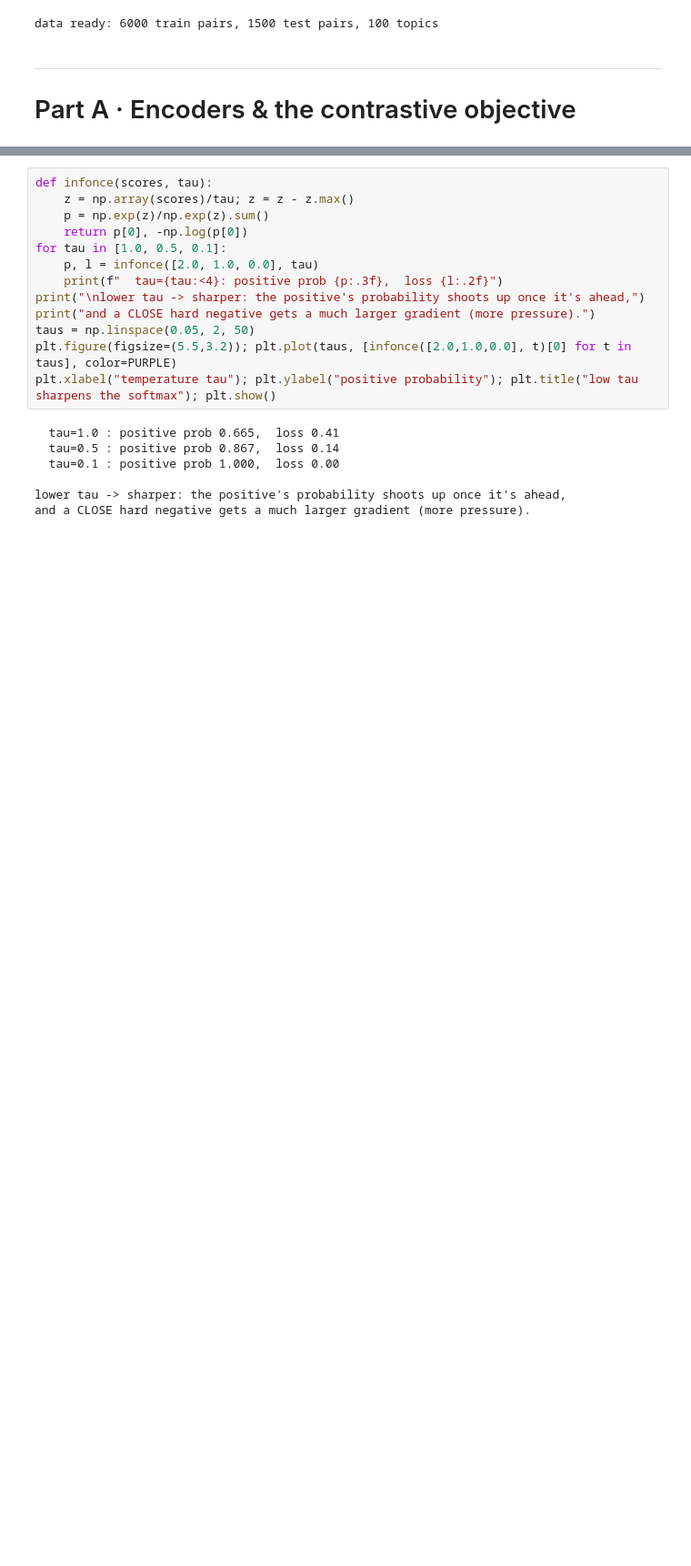
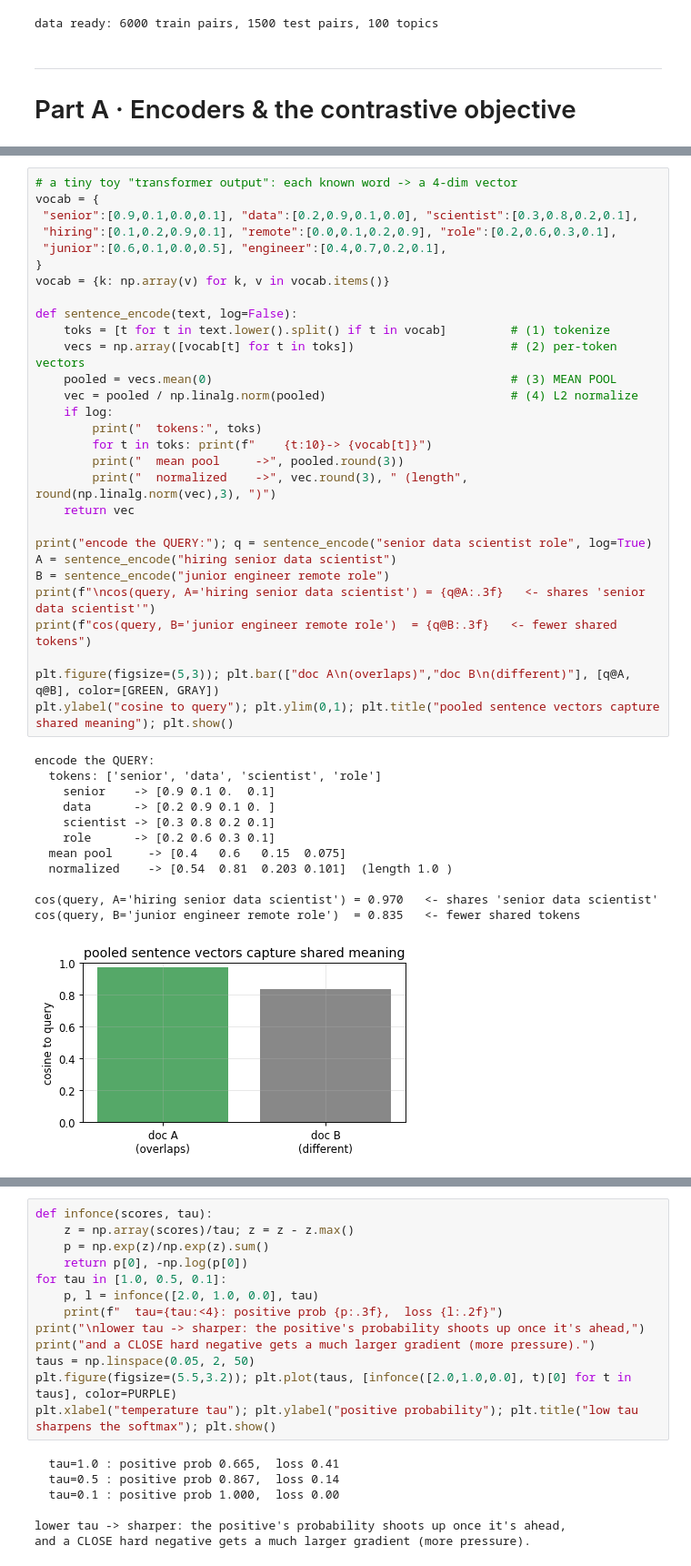
Before and after one commit to niamleeson/ml-math, a Jupyter notebook: afp/notebooks/M14-encoders-contrastive.ipynb, the cells around one changed output, grey strips where cells are left out. Shown at 91% size. Saved outputs shown, nothing was run; the diff lists cells and outputs as text; blank space fills up the shorter version.

```diff
--- a/afp/notebooks/M14-encoders-contrastive.ipynb
+++ b/afp/notebooks/M14-encoders-contrastive.ipynb
@@ -51,0 +73,42 @@ data ready: 6000 train pairs, 1500 test pairs, 100 topics
+# %%
+# a tiny toy "transformer output": each known word -> a 4-dim vector
+vocab = {
+ "senior":[0.9,0.1,0.0,0.1], "data":[0.2,0.9,0.1,0.0], "scientist":[0.3,0.8,0.2,0.1],
+ "hiring":[0.1,0.2,0.9,0.1], "remote":[0.0,0.1,0.2,0.9], "role":[0.2,0.6,0.3,0.1],
+ "junior":[0.6,0.1,0.0,0.5], "engineer":[0.4,0.7,0.2,0.1],
+}
+vocab = {k: np.array(v) for k, v in vocab.items()}
+
+def sentence_encode(text, log=False):
+    toks = [t for t in text.lower().split() if t in vocab]         # (1) tokenize
+    vecs = np.array([vocab[t] for t in toks])                      # (2) per-token vectors
+    pooled = vecs.mean(0)                                          # (3) MEAN POOL
+    vec = pooled / np.linalg.norm(pooled)                          # (4) L2 normalize
+    if log:
+        print("  tokens:", toks)
+        for t in toks: print(f"    {t:10}-> {vocab[t]}")
+        print("  mean pool     ->", pooled.round(3))
+        print("  normalized    ->", vec.round(3), " (length", round(np.linalg.norm(vec),3), ")")
+    return vec
+
+print("encode the QUERY:"); q = sentence_encode("senior data scientist role", log=True)
+A = sentence_encode("hiring senior data scientist")
+B = sentence_encode("junior engineer remote role")
+print(f"\ncos(query, A='hiring senior data scientist') = {q@A:.3f}   <- shares 'senior data scientist'")
+print(f"cos(query, B='junior engineer remote role')  = {q@B:.3f}   <- fewer shared tokens")
+
+plt.figure(figsize=(5,3)); plt.bar(["doc A\n(overlaps)","doc B\n(different)"], [q@A, q@B], color=[GREEN, GRAY])
+plt.ylabel("cosine to query"); plt.ylim(0,1); plt.title("pooled sentence vectors capture shared meaning"); plt.show()
+# %% [output]
+encode the QUERY:
+  tokens: ['senior', 'data', 'scientist', 'role']
+    senior    -> [0.9 0.1 0.  0.1]
+    data      -> [0.2 0.9 0.1 0. ]
+    scientist -> [0.3 0.8 0.2 0.1]
+    role      -> [0.2 0.6 0.3 0.1]
+  mean pool     -> [0.4   0.6   0.15  0.075]
+  normalized    -> [0.54  0.81  0.203 0.101]  (length 1.0 )
+
+cos(query, A='hiring senior data scientist') = 0.970   <- shares 'senior data scientist'
+cos(query, B='junior engineer remote role')  = 0.835   <- fewer shared tokens
+[figure, added]
```
Also changed, not shown: parts of 26 cells of this notebook, 1 other file.
